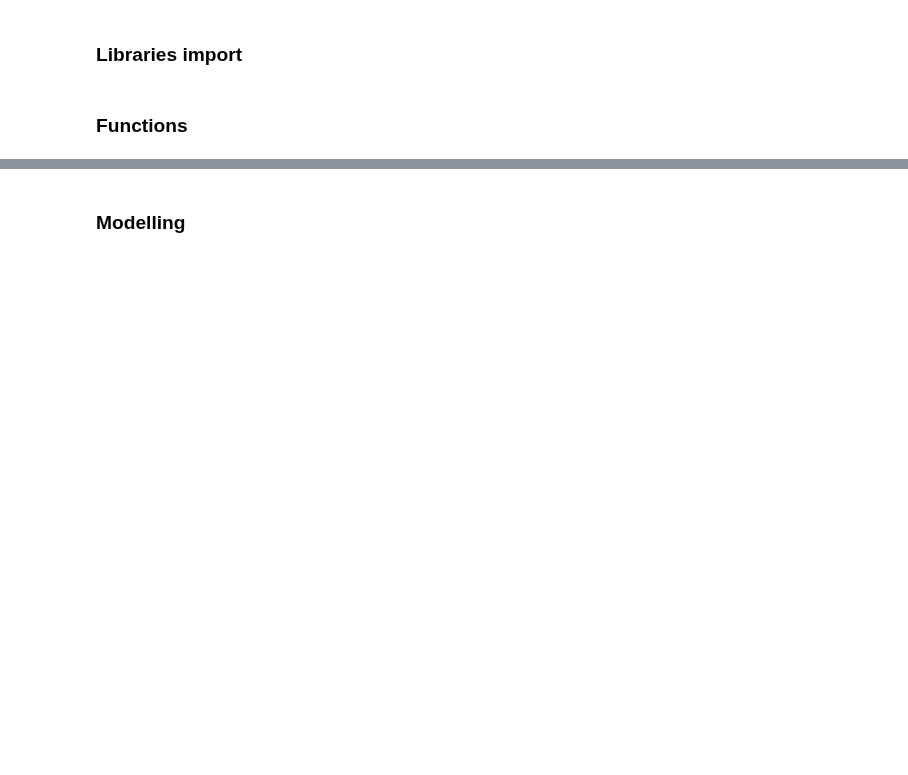
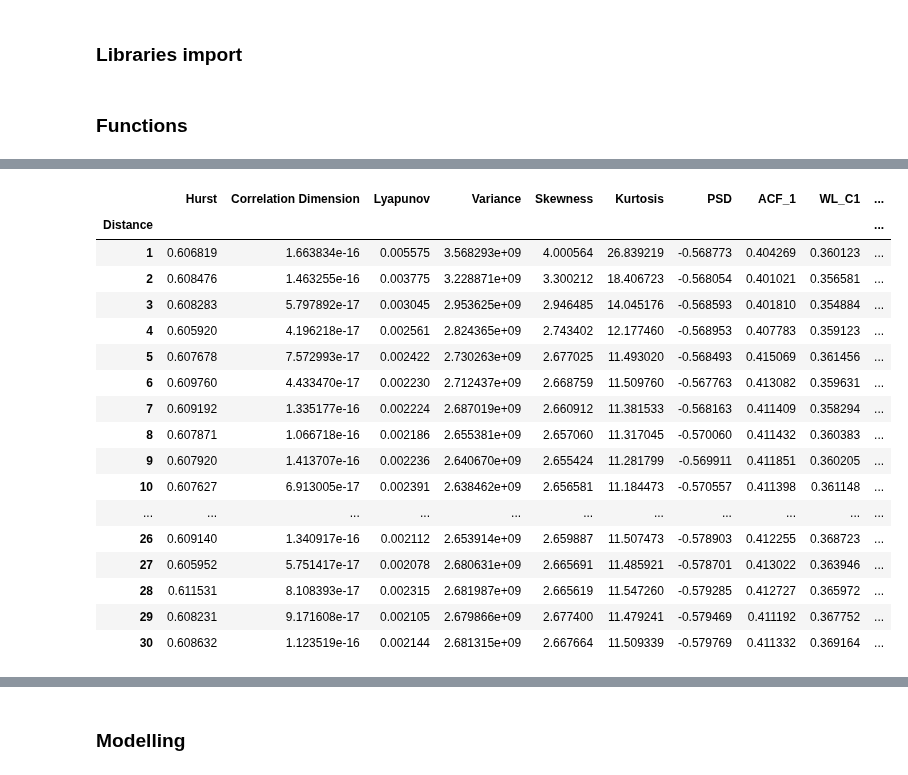
Before and after one commit to lebedevaale/early_warning_model, a Jupyter notebook: modelling.ipynb, the cells around one changed output, grey strips where cells are left out. Saved outputs shown, nothing was run; the diff lists cells and outputs as text; code cells hidden in the pictures; blank space fills up the shorter version.

```diff
--- a/modelling.ipynb
+++ b/modelling.ipynb
@@ -181,0 +255,23 @@ def model_optimization(Y_train,
+# %%
+data_median = data_logdyn.groupby('Distance')[data_logdyn.columns.drop(['Volume', 'MA100', 'Rise', 'Distance', 'Index', 'Ticker'])].median().iloc[:30]
+data_median.to_parquet('Data/final_median.parquet')
+data_median
+# %% [output]
+|  | Hurst | Correlation Dimension | Lyapunov | Variance | Skewness | Kurtosis | PSD | ACF_1 | WL_C1 | ... |
+| Distance |  |  |  |  |  |  |  |  |  | ... |
+| 1 | 0.606819 | 1.663834e-16 | 0.005575 | 3.568293e+09 | 4.000564 | 26.839219 | -0.568773 | 0.404269 | 0.360123 | ... |
+| 2 | 0.608476 | 1.463255e-16 | 0.003775 | 3.228871e+09 | 3.300212 | 18.406723 | -0.568054 | 0.401021 | 0.356581 | ... |
+| 3 | 0.608283 | 5.797892e-17 | 0.003045 | 2.953625e+09 | 2.946485 | 14.045176 | -0.568593 | 0.401810 | 0.354884 | ... |
+| 4 | 0.605920 | 4.196218e-17 | 0.002561 | 2.824365e+09 | 2.743402 | 12.177460 | -0.568953 | 0.407783 | 0.359123 | ... |
+| 5 | 0.607678 | 7.572993e-17 | 0.002422 | 2.730263e+09 | 2.677025 | 11.493020 | -0.568493 | 0.415069 | 0.361456 | ... |
+| 6 | 0.609760 | 4.433470e-17 | 0.002230 | 2.712437e+09 | 2.668759 | 11.509760 | -0.567763 | 0.413082 | 0.359631 | ... |
+| 7 | 0.609192 | 1.335177e-16 | 0.002224 | 2.687019e+09 | 2.660912 | 11.381533 | -0.568163 | 0.411409 | 0.358294 | ... |
+| 8 | 0.607871 | 1.066718e-16 | 0.002186 | 2.655381e+09 | 2.657060 | 11.317045 | -0.570060 | 0.411432 | 0.360383 | ... |
+| 9 | 0.607920 | 1.413707e-16 | 0.002236 | 2.640670e+09 | 2.655424 | 11.281799 | -0.569911 | 0.411851 | 0.360205 | ... |
+| 10 | 0.607627 | 6.913005e-17 | 0.002391 | 2.638462e+09 | 2.656581 | 11.184473 | -0.570557 | 0.411398 | 0.361148 | ... |
+| ... | ... | ... | ... | ... | ... | ... | ... | ... | ... | ... |
+| 26 | 0.609140 | 1.340917e-16 | 0.002112 | 2.653914e+09 | 2.659887 | 11.507473 | -0.578903 | 0.412255 | 0.368723 | ... |
+| 27 | 0.605952 | 5.751417e-17 | 0.002078 | 2.680631e+09 | 2.665691 | 11.485921 | -0.578701 | 0.413022 | 0.363946 | ... |
+| 28 | 0.611531 | 8.108393e-17 | 0.002315 | 2.681987e+09 | 2.665619 | 11.547260 | -0.579285 | 0.412727 | 0.365972 | ... |
+| 29 | 0.608231 | 9.171608e-17 | 0.002105 | 2.679866e+09 | 2.677400 | 11.479241 | -0.579469 | 0.411192 | 0.367752 | ... |
+| 30 | 0.608632 | 1.123519e-16 | 0.002144 | 2.681315e+09 | 2.667664 | 11.509339 | -0.579769 | 0.411332 | 0.369164 | ... |
```
Also changed, not shown: parts of 12 cells of this notebook, 4 other files.
